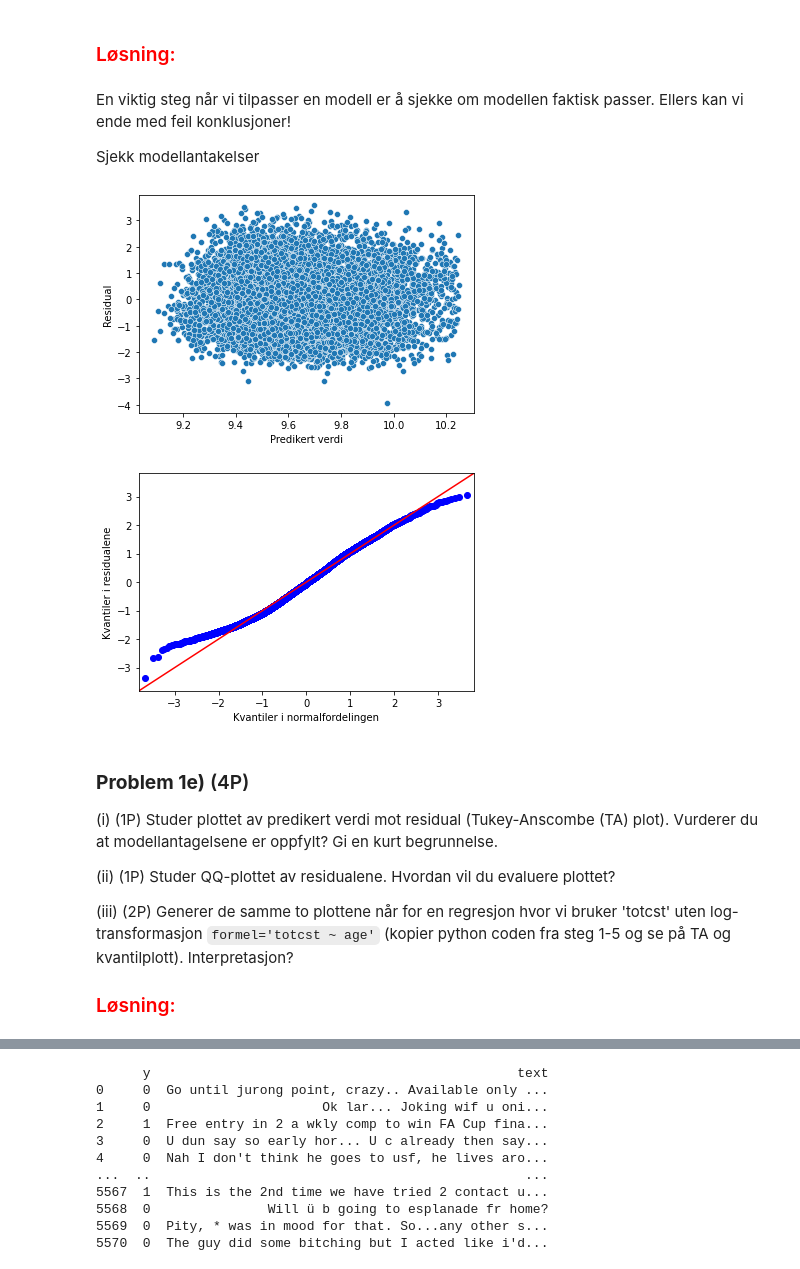
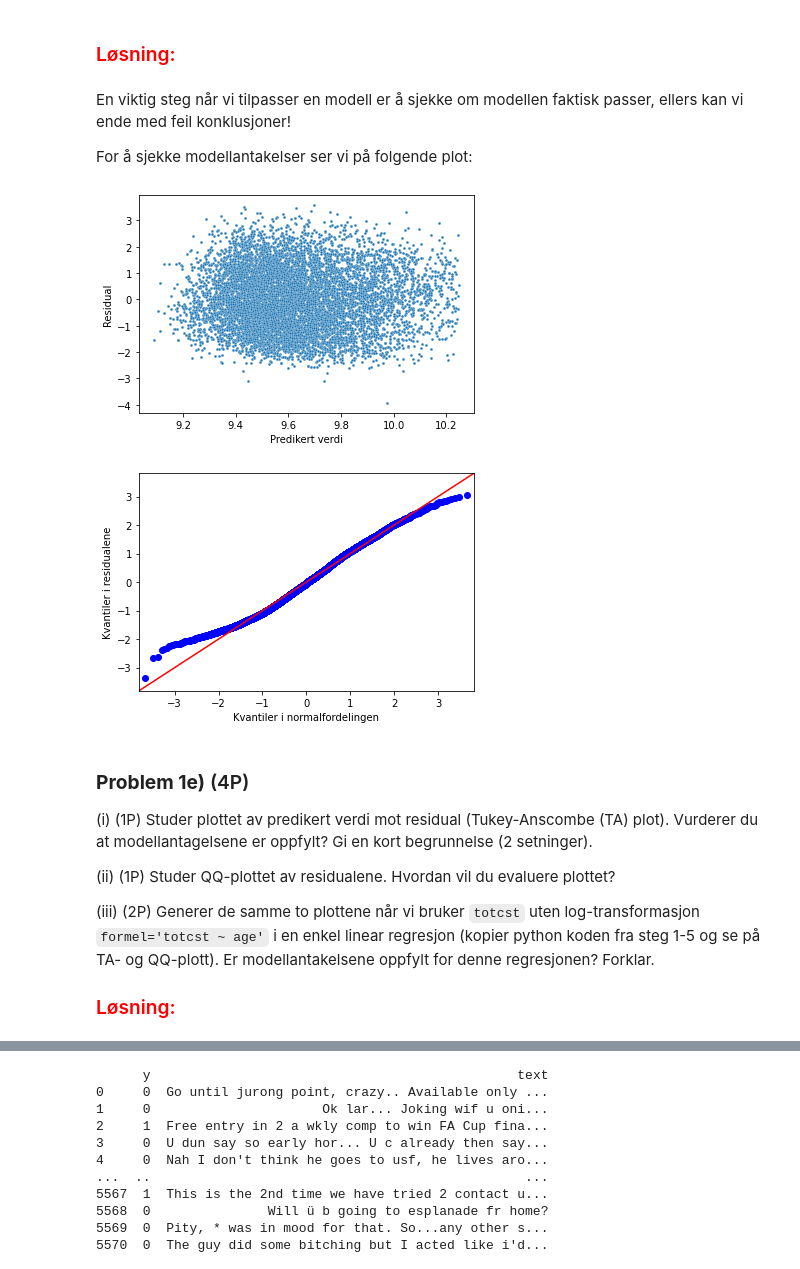
Before and after one commit to stefaniemuff/ISTx1003, a Jupyter notebook: Prosjekt2021/Prosjekt1003_2021.ipynb, the cells around one changed output, grey strips where cells are left out. Saved outputs shown, nothing was run; the diff lists cells and outputs as text; code cells hidden in the pictures.

```diff
--- a/Prosjekt2021/Prosjekt1003_2021.ipynb
+++ b/Prosjekt2021/Prosjekt1003_2021.ipynb
@@ -265,35 +279,35 @@ sns.regplot(x=df['age'],y=df['logtotcst'],line_kws={"color": "black"})
 # %% [markdown]
 
 
-En viktig steg når vi tilpasser en modell er å sjekke om modellen faktisk passer. Ellers kan vi ende med feil konklusjoner!
+En viktig steg når vi tilpasser en modell er å sjekke om modellen faktisk passer, ellers kan vi ende med feil konklusjoner!
 
-Sjekk modellantakelser
+For å sjekke modellantakelser ser vi på folgende plot:
 # %%
 # kodechunk Steg5
 
-# Steg 5: Evaluere om modellen passer til dataene
+# Steg 5: Evaluer om modellen passer til dataene
 # Plotte predikert verdi mot residual
-sns.scatterplot(x=resultat.fittedvalues, y=resultat.resid)
+sns.scatterplot(x=resultat.fittedvalues, y=resultat.resid,s=8)
 plt.ylabel("Residual")
 plt.xlabel("Predikert verdi")
 plt.show()
 
 # Lage kvantil-kvantil-plott for residualene
 sm.qqplot(resultat.resid,line='45',fit=True)
 plt.ylabel("Kvantiler i residualene")
 plt.xlabel("Kvantiler i normalfordelingen")
 plt.show()
 # %% [output]
-[figure, old version]
+[figure, new version]
 [figure]
 # %% [markdown]
 ### **Problem 1e)** (4P)
 
-(i) (1P) Studer plottet av predikert verdi mot residual (Tukey-Anscombe (TA) plot). Vurderer du at modellantagelsene er oppfylt? Gi en kurt begrunnelse.
+(i) (1P) Studer plottet av predikert verdi mot residual (Tukey-Anscombe (TA) plot). Vurderer du at modellantagelsene er oppfylt? Gi en kort begrunnelse (2 setninger).
 
 (ii) (1P) Studer QQ-plottet av residualene. Hvordan vil du evaluere plottet?
 
-(iii) (2P) Generer de samme to plottene når for en regresjon hvor vi bruker 'totcst' uten log-transformasjon `formel='totcst ~ age'` (kopier python coden fra steg 1-5 og se på TA og kvantilplott). Interpretasjon?
+(iii) (2P) Generer de samme to plottene når vi bruker `totcst` uten log-transformasjon `formel='totcst ~ age'` i en enkel linear regresjon (kopier python koden fra steg 1-5 og se på TA- og QQ-plott). Er modellantakelsene oppfylt for denne regresjonen? Forklar.
 
 ###   <font color='red'>Løsning:</font>
 # %% [markdown]
```
Also changed, not shown: parts of 66 cells of this notebook.
